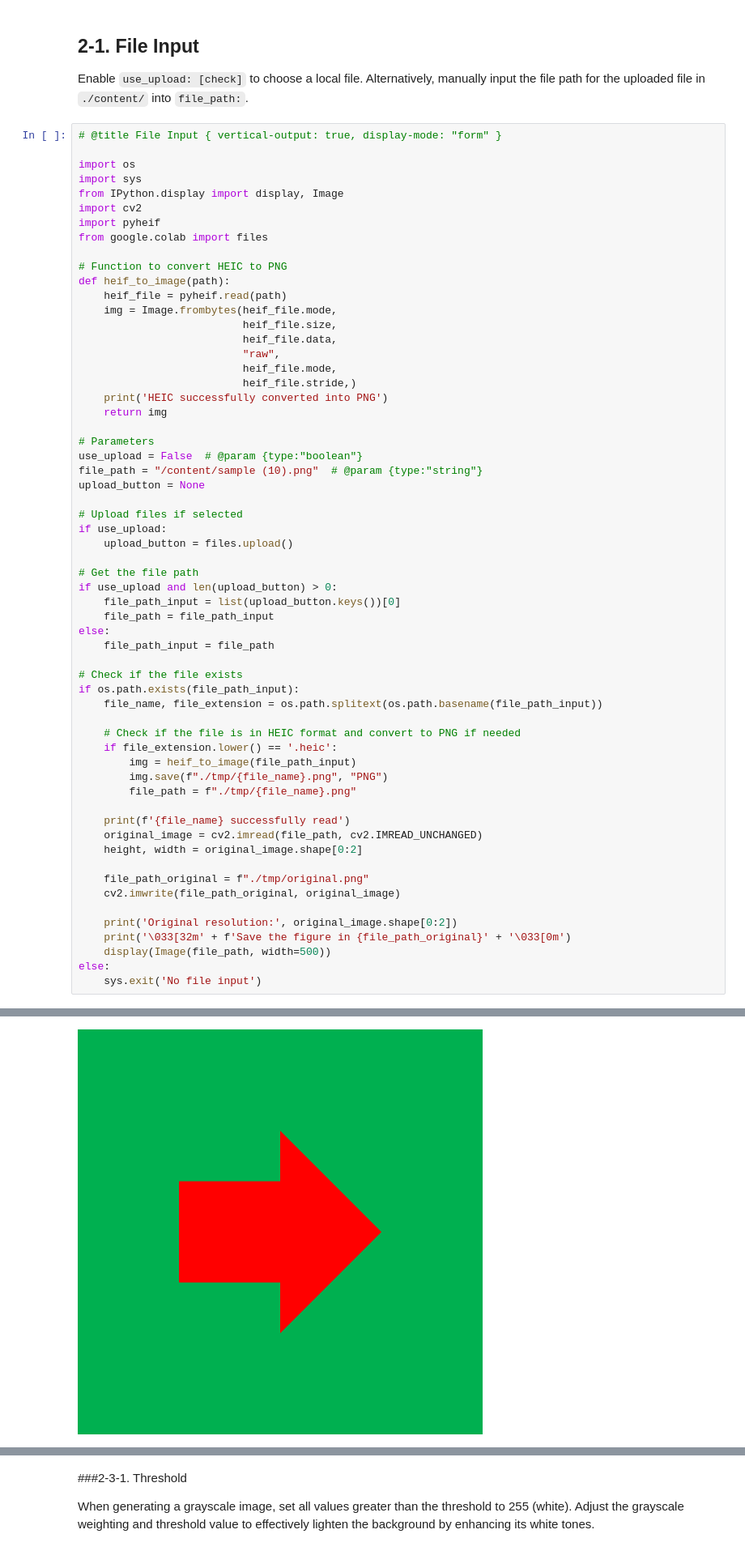
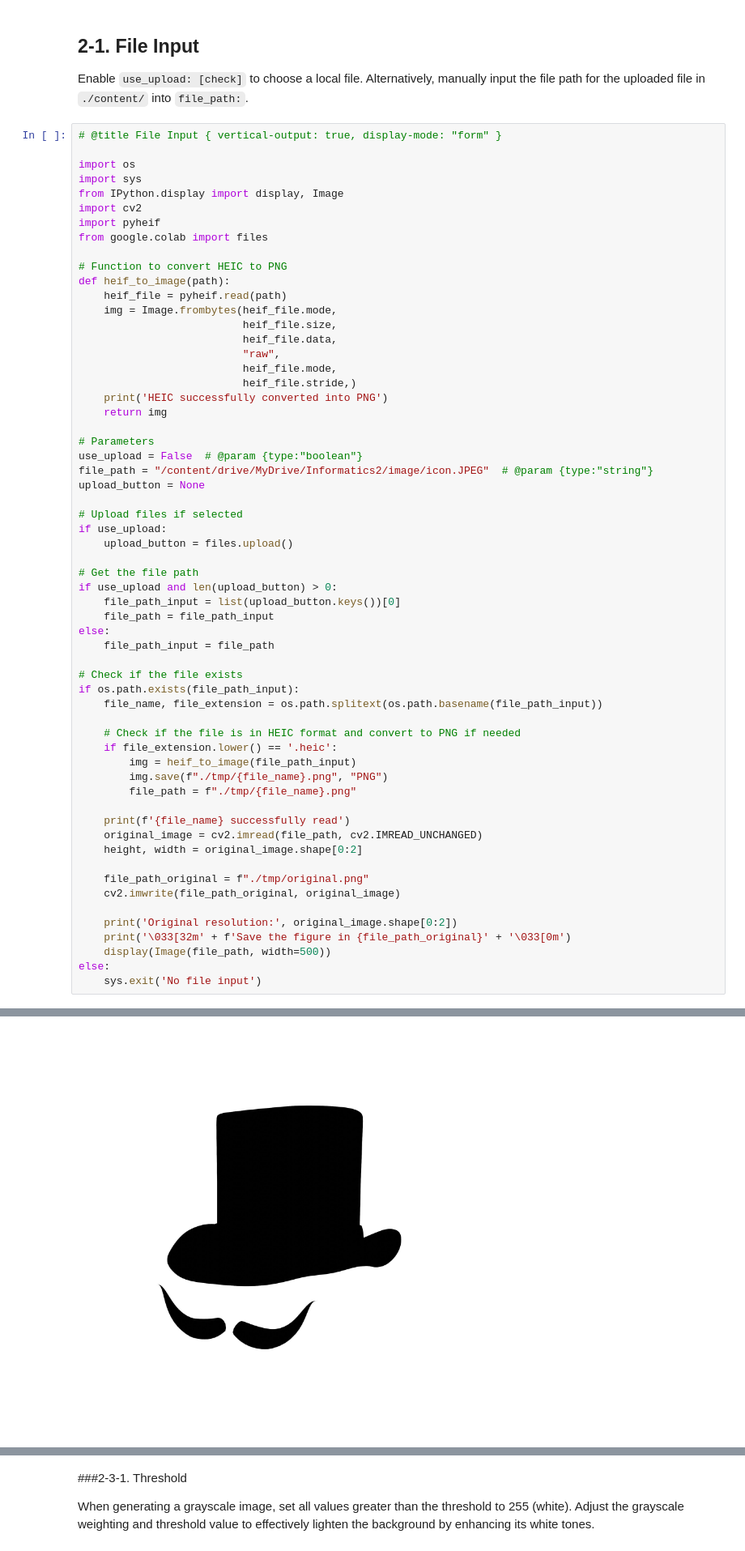
Before and after one commit to nobu-n2002/PixelNote, a Jupyter notebook: PixelNote.ipynb, the cells around one changed output, grey strips where cells are left out. Shown at 81% size. Saved outputs shown, nothing was run; the diff lists cells and outputs as text.

```diff
--- a/PixelNote.ipynb
+++ b/PixelNote.ipynb
@@ -95,7 +73,7 @@ def heif_to_image(path):
 
 # Parameters
 use_upload = False  # @param {type:"boolean"}
-file_path = "/content/sample (10).png"  # @param {type:"string"}
+file_path = "/content/drive/MyDrive/Informatics2/image/icon.JPEG"  # @param {type:"string"}
 upload_button = None
 
 # Upload files if selected
@@ -137,5 +115,5 @@ Original resolution: (756, 756)
 Save the figure in ./tmp/original.png
-[figure, old version]
+[figure, new version]
 # %% [markdown]
 ## 2-2. Cropping and Adding Margins
 
```
Also changed, not shown: parts of 12 cells of this notebook.
